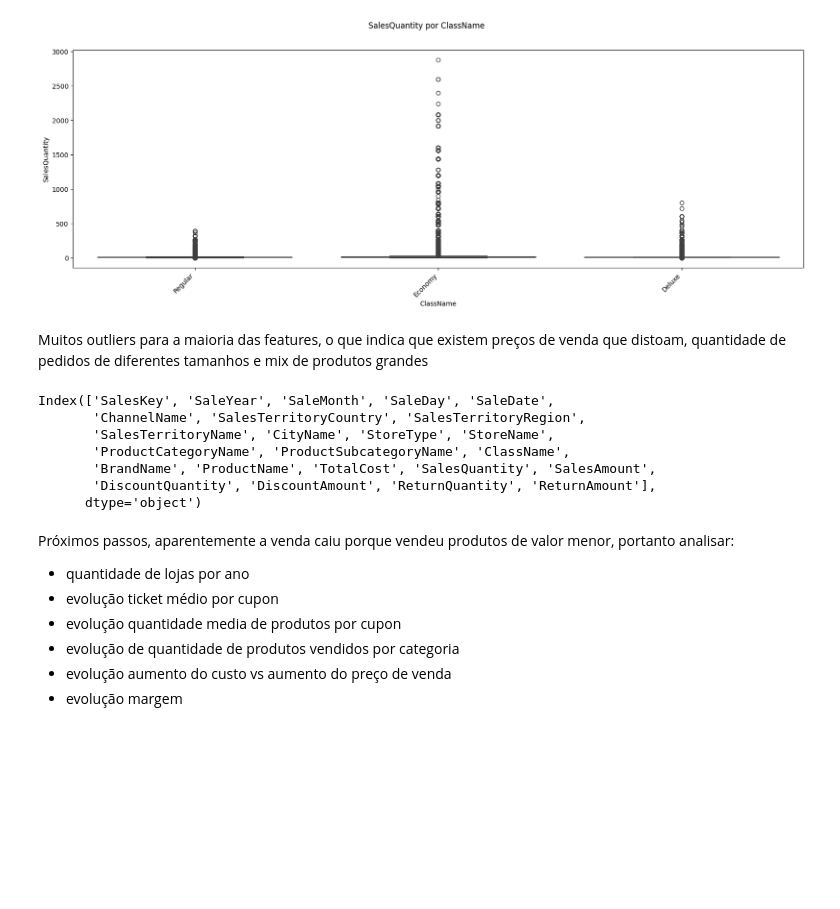
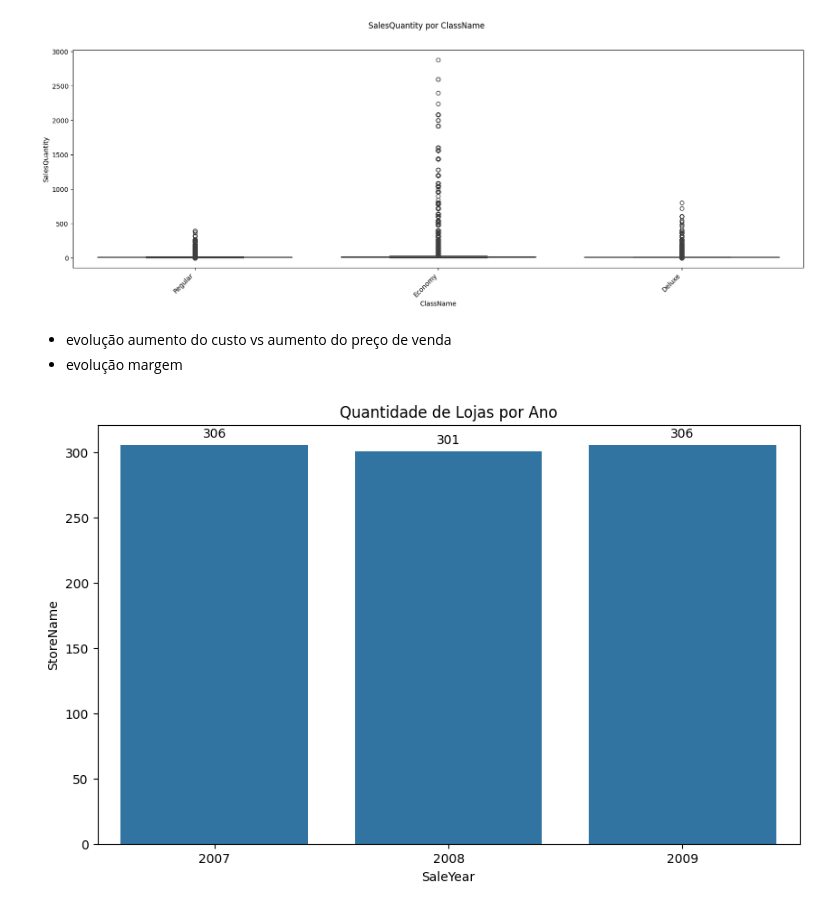
Before and after one commit to torvess/dashboard_vendas_contoso, a Jupyter notebook: Notebooks/analise_exploratoria.ipynb, the cells around one changed output. Cells and saved outputs as stored; diff of their text form; code cells hidden in the pictures; blank space fills up the shorter version.

```diff
--- a/Notebooks/analise_exploratoria.ipynb
+++ b/Notebooks/analise_exploratoria.ipynb
@@ -275,23 +275,23 @@ for y in y_columns:
 [figure]
 [figure]
 [figure]
-# %% [markdown]
-Muitos outliers para a maioria das features, o que indica que existem preços de venda que distoam, quantidade de pedidos de diferentes tamanhos e mix de produtos grandes
-# %%
-dados.columns
-# %% [output]
-Index(['SalesKey', 'SaleYear', 'SaleMonth', 'SaleDay', 'SaleDate',
-       'ChannelName', 'SalesTerritoryCountry', 'SalesTerritoryRegion',
-       'SalesTerritoryName', 'CityName', 'StoreType', 'StoreName',
-       'ProductCategoryName', 'ProductSubcategoryName', 'ClassName',
-       'BrandName', 'ProductName', 'TotalCost', 'SalesQuantity', 'SalesAmount',
-       'DiscountQuantity', 'DiscountAmount', 'ReturnQuantity', 'ReturnAmount'],
-      dtype='object')
-# %% [markdown]
-Próximos passos, aparentemente a venda caiu porque vendeu produtos de valor menor, portanto analisar:
-- quantidade de lojas por ano
-- evolução ticket médio por cupon
-- evolução quantidade media de produtos por cupon
-- evolução de quantidade de produtos vendidos por categoria
-- evolução aumento do custo vs aumento do preço de venda
-- evolução margem
+# %% [markdown]
+- evolução aumento do custo vs aumento do preço de venda
+- evolução margem
+# %%
+# quantidade de lojas por ano
+fig, ax = plt.subplots(figsize=(10, 6))
+ax.set_title('Quantidade de Lojas por Ano')
+
+sns.barplot(data=dados.groupby('SaleYear')['StoreName'].nunique().reset_index(), x='SaleYear', y='StoreName', ax=ax)
+
+for p in ax.patches:
+    ax.annotate(format(p.get_height(), '.0f'),
+                (p.get_x() + p.get_width() / 2., p.get_height()),
+                ha = 'center', va = 'center',
+                xytext = (0, 9),
+                textcoords = 'offset points')
+
+plt.show()
+# %% [output]
+[figure, added]
```
Also changed, not shown: parts of 3 cells of this notebook.
